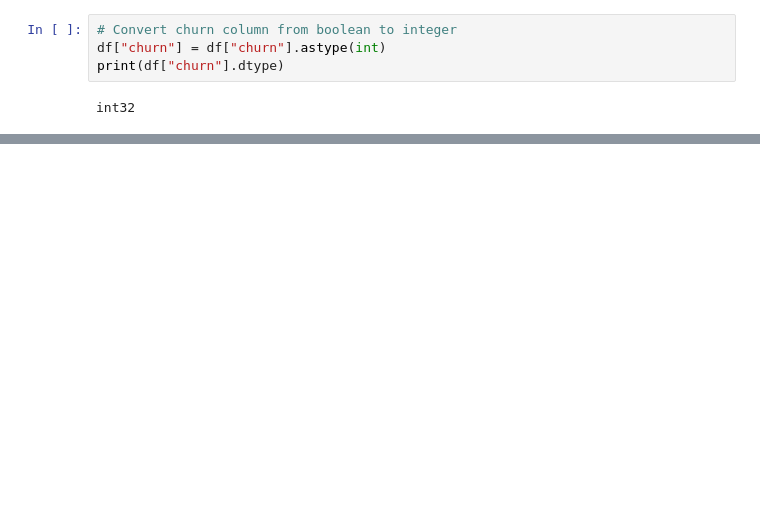
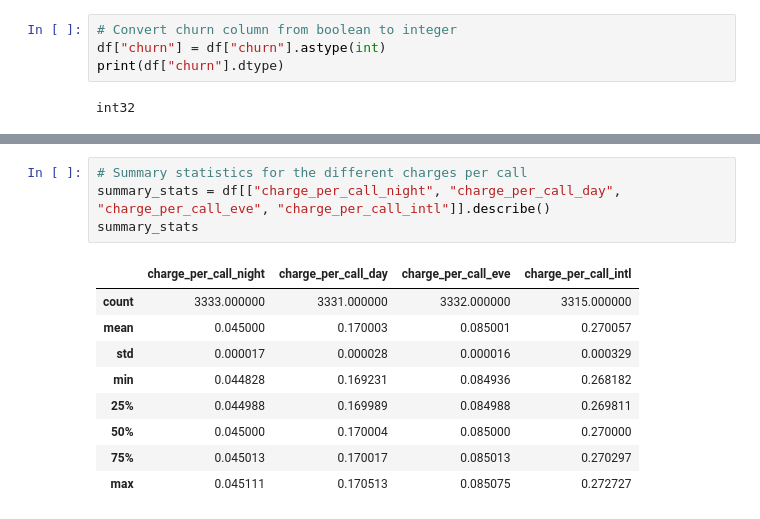
Before and after one commit to Rodgerdev/telecomm_customer_churn, a Jupyter notebook: churn.ipynb, the cells around one changed output, grey strips where cells are left out. Saved outputs shown, nothing was run; the diff lists cells and outputs as text; blank space fills up the shorter version.

```diff
--- a/churn.ipynb
+++ b/churn.ipynb
@@ -257,0 +309,14 @@ int32
+# %%
+# Summary statistics for the different charges per call
+summary_stats = df[["charge_per_call_night", "charge_per_call_day", "charge_per_call_eve", "charge_per_call_intl"]].describe()
+summary_stats
+# %% [output]
+|  | charge_per_call_night | charge_per_call_day | charge_per_call_eve | charge_per_call_intl |
+| count | 3333.000000 | 3331.000000 | 3332.000000 | 3315.000000 |
+| mean | 0.045000 | 0.170003 | 0.085001 | 0.270057 |
+| std | 0.000017 | 0.000028 | 0.000016 | 0.000329 |
+| min | 0.044828 | 0.169231 | 0.084936 | 0.268182 |
+| 25% | 0.044988 | 0.169989 | 0.084988 | 0.269811 |
+| 50% | 0.045000 | 0.170004 | 0.085000 | 0.270000 |
+| 75% | 0.045013 | 0.170017 | 0.085013 | 0.270297 |
+| max | 0.045111 | 0.170513 | 0.085075 | 0.272727 |
```
Also changed, not shown: parts of 13 cells of this notebook.
